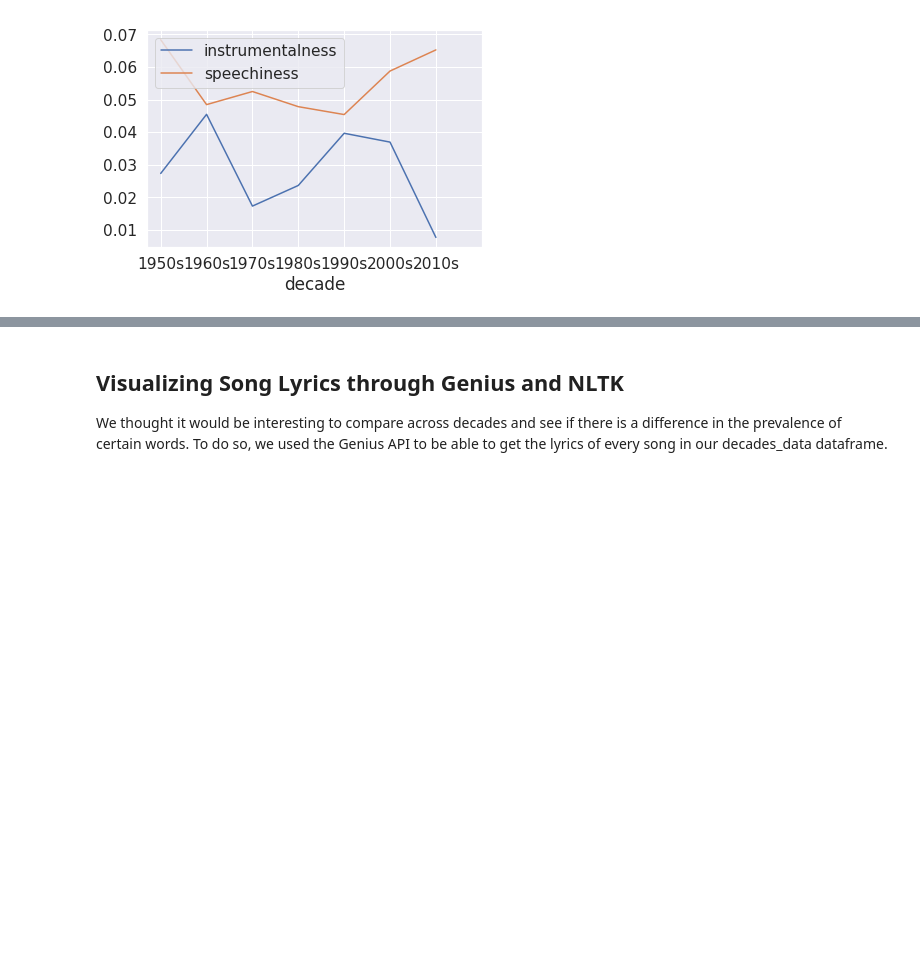
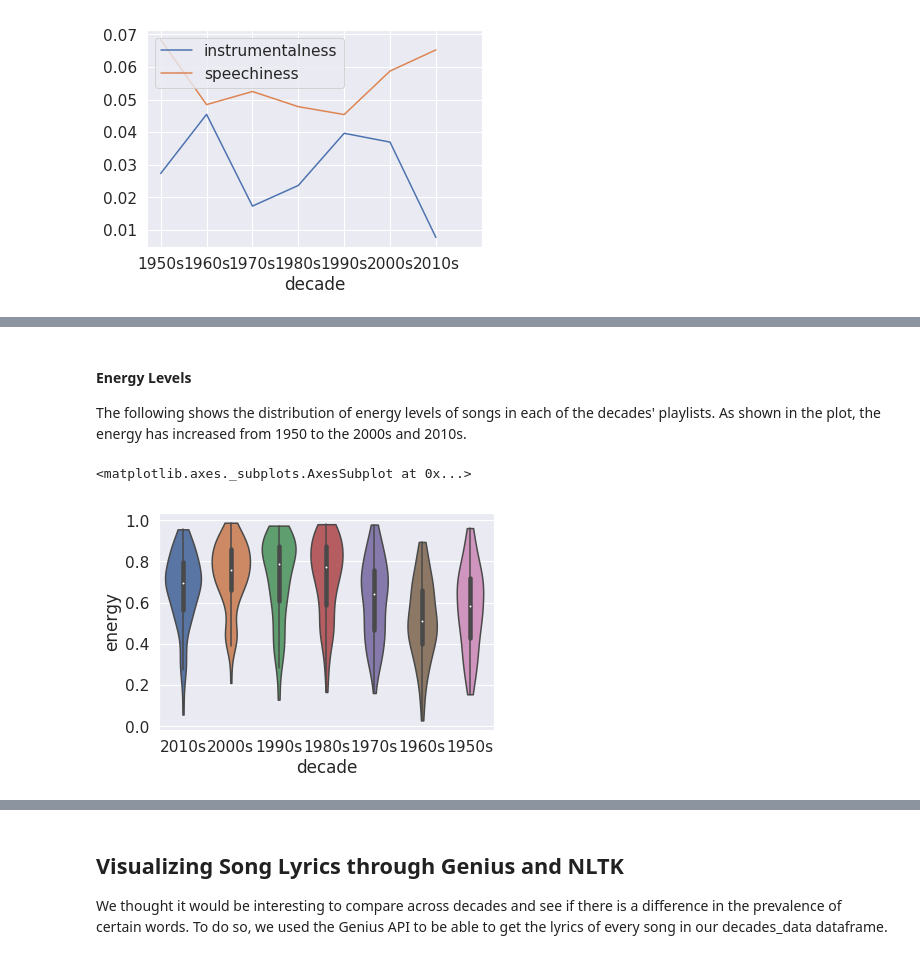
Before and after one commit to hackerman084/MusicOverTheDecades, a Jupyter notebook: Spotify_Final_Astha.ipynb, the cells around one changed output, grey strips where cells are left out. Cells and saved outputs as stored; diff of their text form; code cells hidden in the pictures; blank space fills up the shorter version.

```diff
--- a/Spotify_Final_Astha.ipynb
+++ b/Spotify_Final_Astha.ipynb
@@ -390,0 +397,8 @@ decades_data.head()
+# %% [markdown]
+#### Energy Levels
+The following shows the distribution of energy levels of songs in each of the decades' playlists. As shown in the plot, the energy has increased from 1950 to the 2000s and 2010s.
+# %%
+sns.violinplot(x="decade", y="energy", data=decades_data, cut = 0)
+# %% [output]
+<matplotlib.axes._subplots.AxesSubplot at 0x...>
+[figure, added]
```
Also changed, not shown: parts of 16 cells of this notebook, 1 other file.
